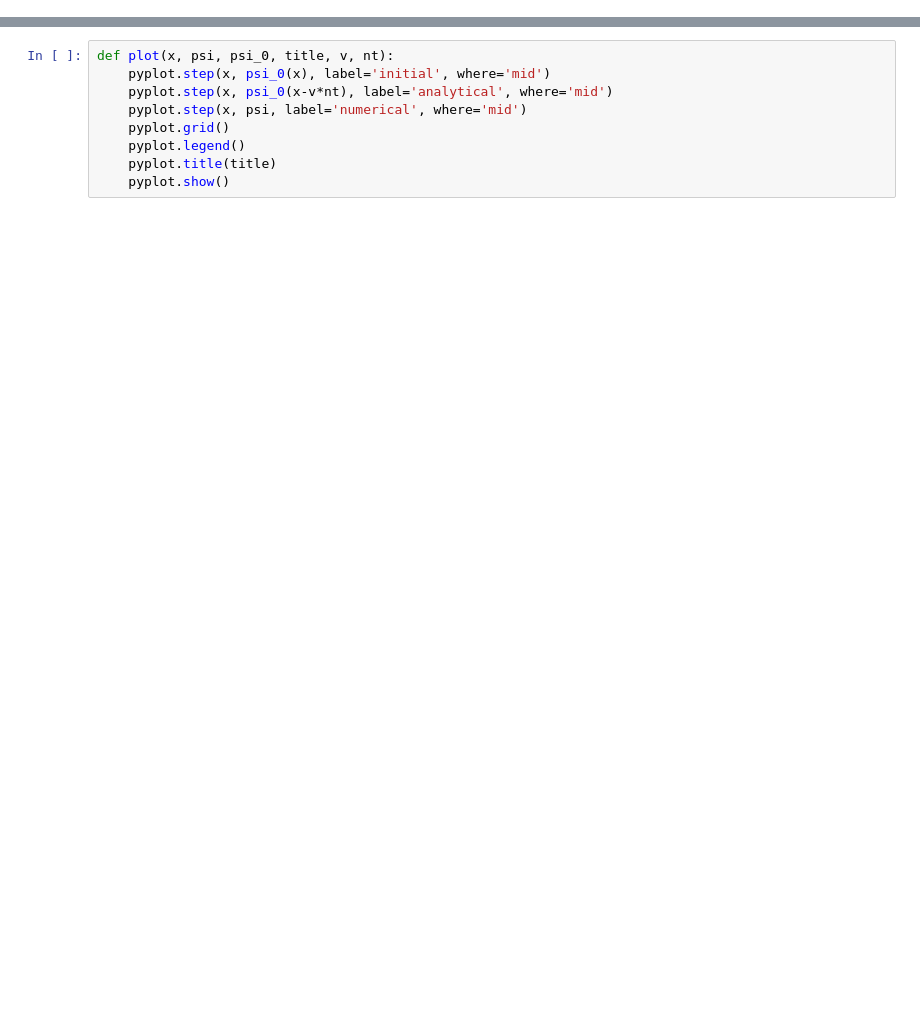
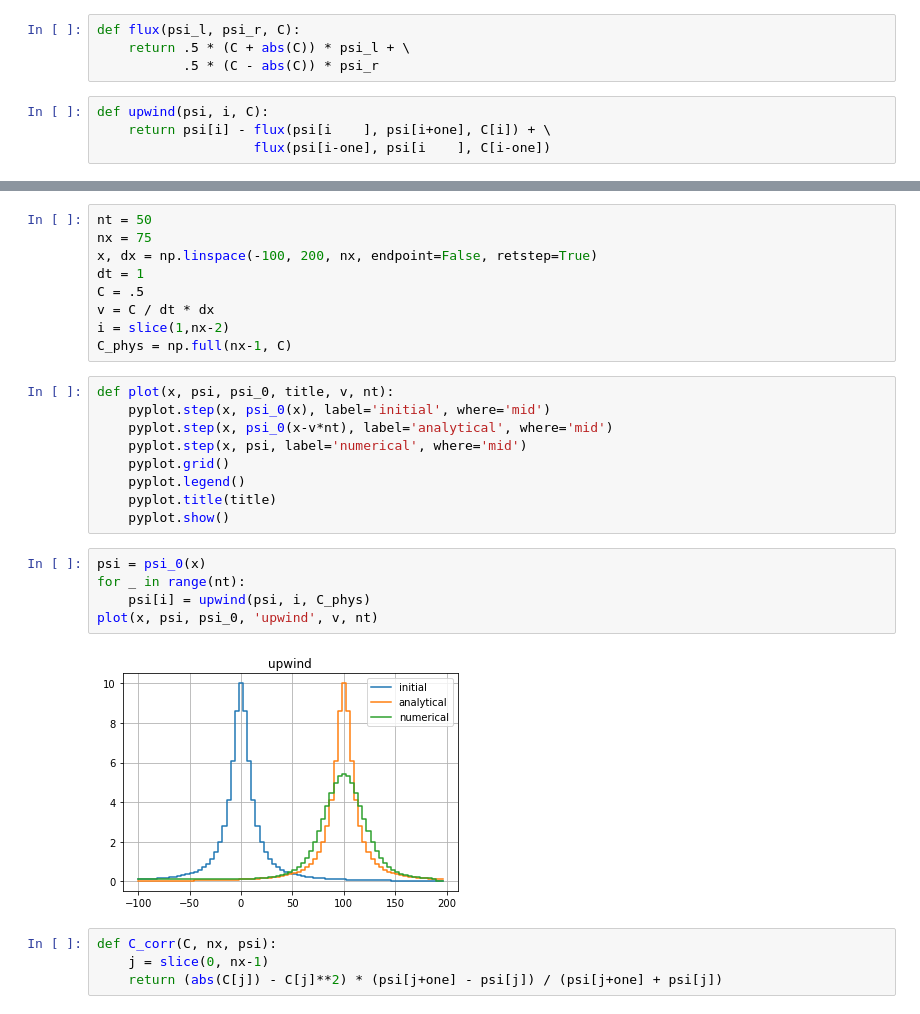
Before and after one commit to slayoo/MoAC, a Jupyter notebook: notebooks/02_upwind_MPDATA_hello_world.ipynb, the cells around one changed output, grey strips where cells are left out. Saved outputs shown, nothing was run; the diff lists cells and outputs as text; blank space fills up the shorter version.

Commit message:
full notebook from 2nd class

```diff
--- a/notebooks/02_upwind_MPDATA_hello_world.ipynb
+++ b/notebooks/02_upwind_MPDATA_hello_world.ipynb
@@ -1,6 +1,14 @@
 # %%
 import numpy as np
 from matplotlib import pyplot
+# %%
+def flux(psi_l, psi_r, C):
+    return .5 * (C + abs(C)) * psi_l + \
+           .5 * (C - abs(C)) * psi_r
+# %%
+def upwind(psi, i, C):
+    return psi[i] - flux(psi[i    ], psi[i+one], C[i]) + \
+                    flux(psi[i-one], psi[i    ], C[i-one])
 # %%
 def psi_0(x):
     # https://en.wikipedia.org/wiki/Witch_of_Agnesi
@@ -9,3 +33,12 @@ def psi_0(x):
+# %%
+nt = 50
+nx = 75
+x, dx = np.linspace(-100, 200, nx, endpoint=False, retstep=True)
+dt = 1
+C = .5
+v = C / dt * dx
+i = slice(1,nx-2)
+C_phys = np.full(nx-1, C)
 # %%
 def plot(x, psi, psi_0, title, v, nt):
     pyplot.step(x, psi_0(x), label='initial', where='mid')
@@ -15,3 +48,14 @@ def plot(x, psi, psi_0, title, v, nt):
     pyplot.legend()
     pyplot.title(title)
     pyplot.show()
+# %%
+psi = psi_0(x)
+for _ in range(nt):
+    psi[i] = upwind(psi, i, C_phys)
+plot(x, psi, psi_0, 'upwind', v, nt)
+# %% [output]
+[figure, added]
+# %%
+def C_corr(C, nx, psi):
+    j = slice(0, nx-1)
+    return (abs(C[j]) - C[j]**2) * (psi[j+one] - psi[j]) / (psi[j+one] + psi[j])
```
Also changed, not shown: parts of 3 cells of this notebook.
